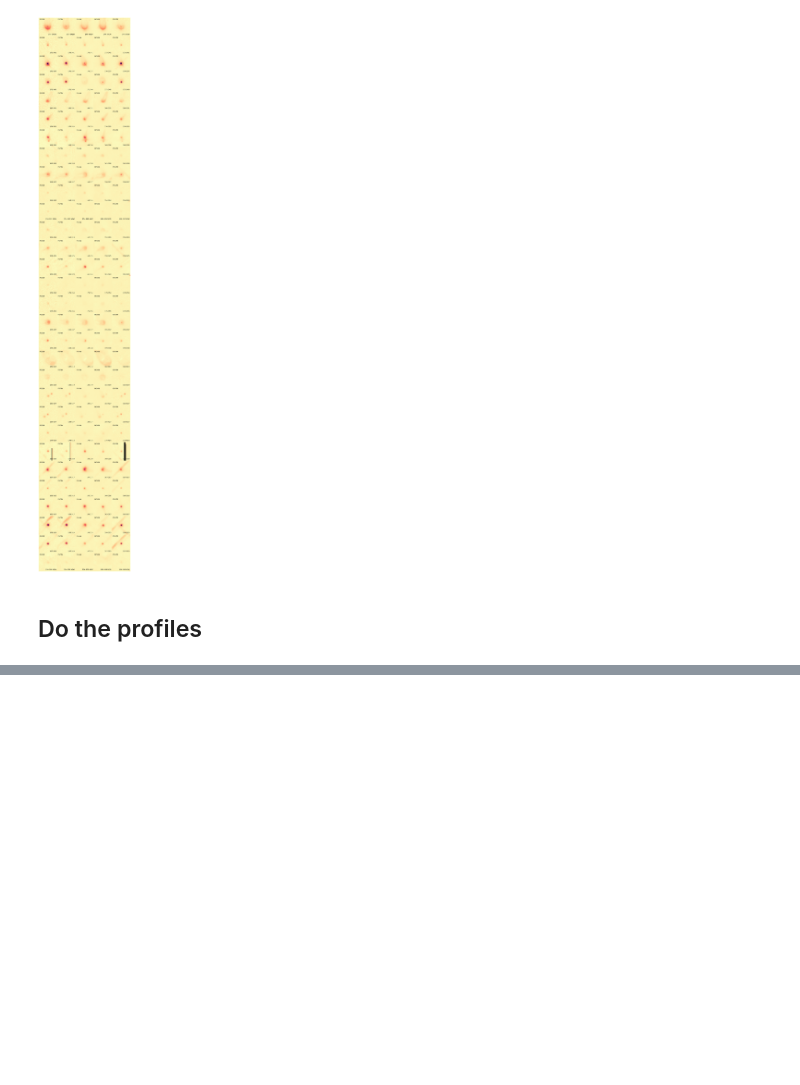
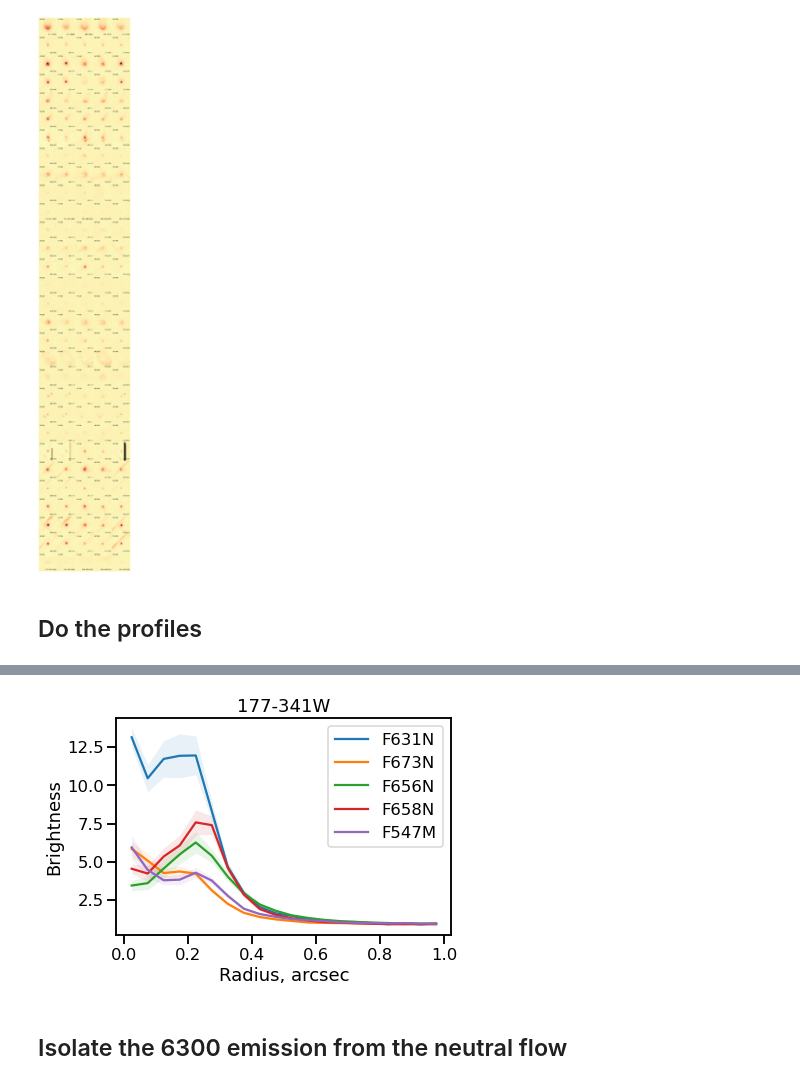
Before and after one commit to will-henney/neutral-proplyds, a Jupyter notebook: notebooks/02-all-proplyds-PC.ipynb, the cells around one changed output, grey strips where cells are left out. Saved outputs shown, nothing was run; the diff lists cells and outputs as text; code cells hidden in the pictures; blank space fills up the shorter version.

```diff
--- a/notebooks/02-all-proplyds-PC.ipynb
+++ b/notebooks/02-all-proplyds-PC.ipynb
@@ -306,0 +324,3 @@ Next step is some sort of spatial averaging of the profiles.
+# %%
+r = 0.5 * (edges[1:] + edges[:-1])
+Table({"r": r})
@@ -306,0 +399,2 @@ Next step is some sort of spatial averaging of the profiles.
+# %%
+pp = ProplydProfiles(source_table.loc["177-341W"], pcfilters)
@@ -306,0 +445,23 @@ Next step is some sort of spatial averaging of the profiles.
+# %%
+fig, ax = plt.subplots()
+for fname in pcfilters:
+    line, = ax.plot("r", fname, data=pp.mean, label=fname.upper())
+    ax.fill_between(
+        pp.mean["r"],
+        pp.mean[fname] - 2 * pp.sigma[fname] / np.sqrt(pp.npix[fname]),
+        pp.mean[fname] + 2 * pp.sigma[fname] / np.sqrt(pp.npix[fname]),
+        color=line.get_color(),
+        alpha=0.1,
+        linewidth=0,
+    )
+ax.legend()
+ax.set_title(pp.name)
+ax.set(
+    xlabel="Radius, arcsec",
+    ylabel="Brightness",
+)
+...;
+# %% [output]
+[figure, added]
+# %% [markdown]
+## Isolate the 6300 emission from the neutral flow
```
Also changed, not shown: parts of 14 cells of this notebook, 1 other file.
